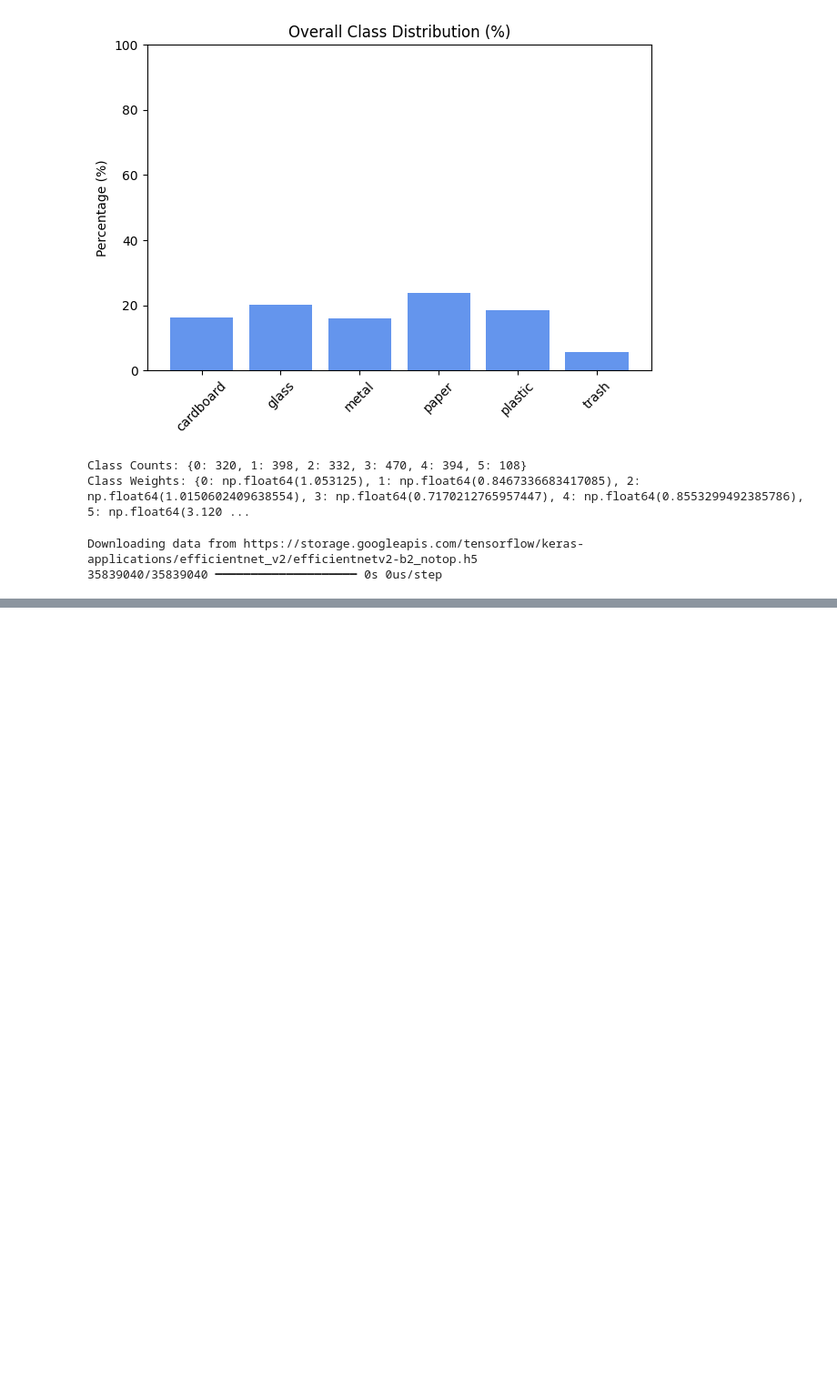
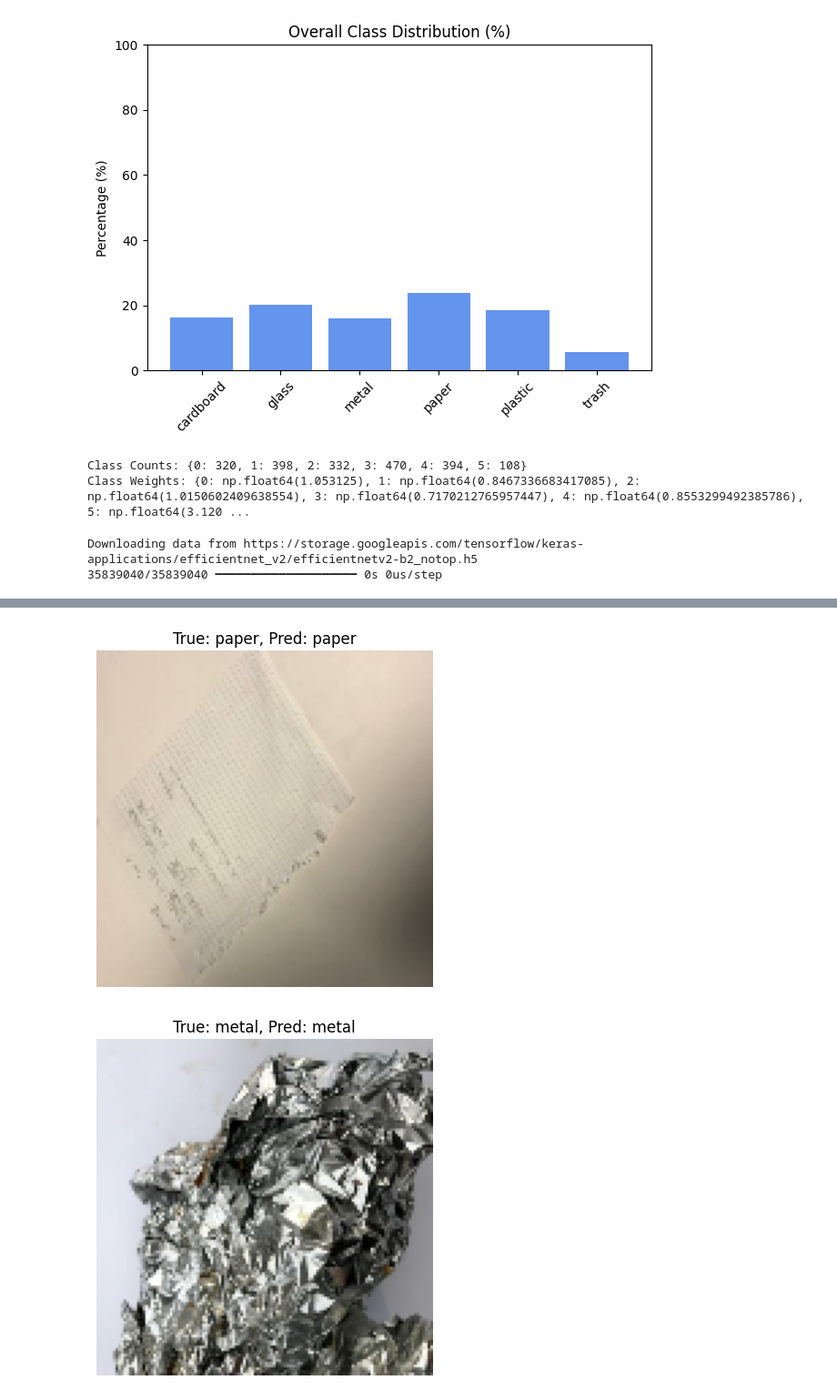
Before and after one commit to Firewall-shubham/Shell_Internship, a Jupyter notebook: shellproject.ipynb, the cells around one changed output, grey strips where cells are left out. Shown at 91% size. Saved outputs shown, nothing was run; the diff lists cells and outputs as text; code cells hidden in the pictures; blank space fills up the shorter version.

```diff
--- a/shellproject.ipynb
+++ b/shellproject.ipynb
@@ -218,0 +341,15 @@ Epoch 15/15
+# %%
+class_names = train_ds.class_names
+
+for images, labels in test_ds_eval.take(1):
+
+    predictions = model.predict(images)
+
+    pred_labels = tf.argmax(predictions, axis=1)
+
+    for i in range(8):
+        plt.imshow(images[i].numpy().astype("uint8"))
+        plt.title(f"True: {class_names[labels[i]]}, Pred: {class_names[pred_labels[i]]}")
+        plt.axis("off")
+        plt.show()
+# %% [output]
@@ -218,0 +357,2 @@ Epoch 15/15
+[figure, added]
+[figure, added]
```
Also changed, not shown: parts of 12 cells of this notebook.
